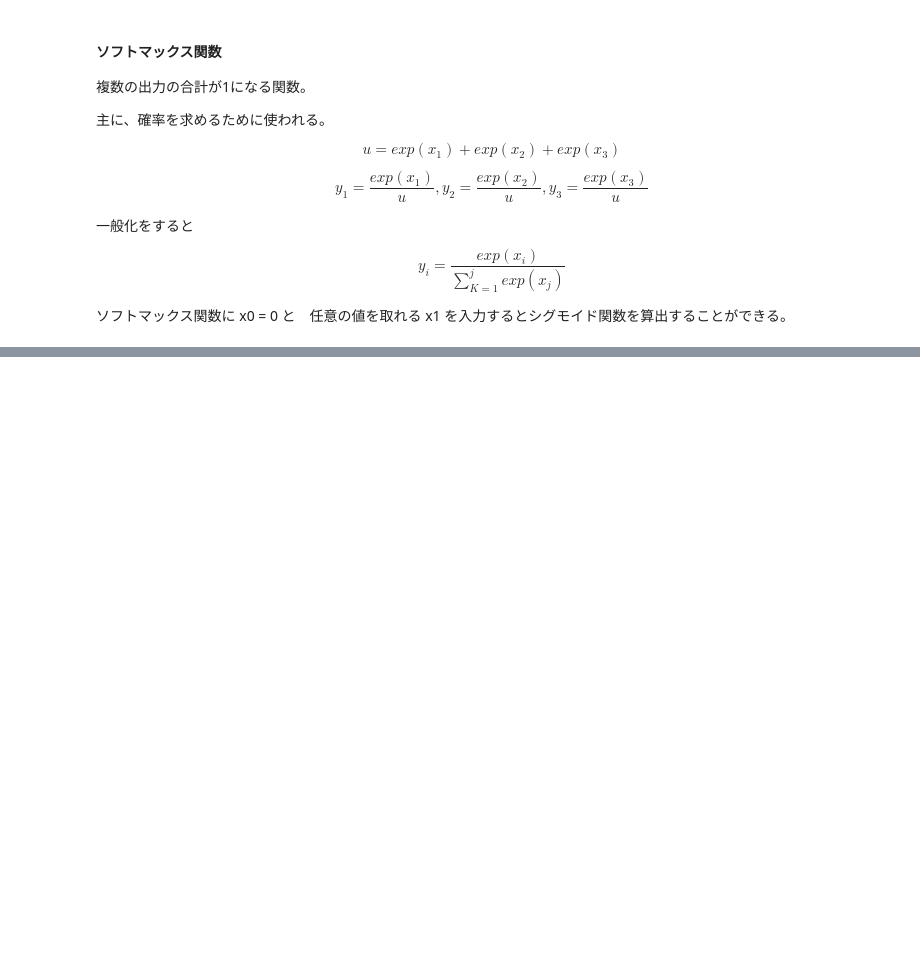
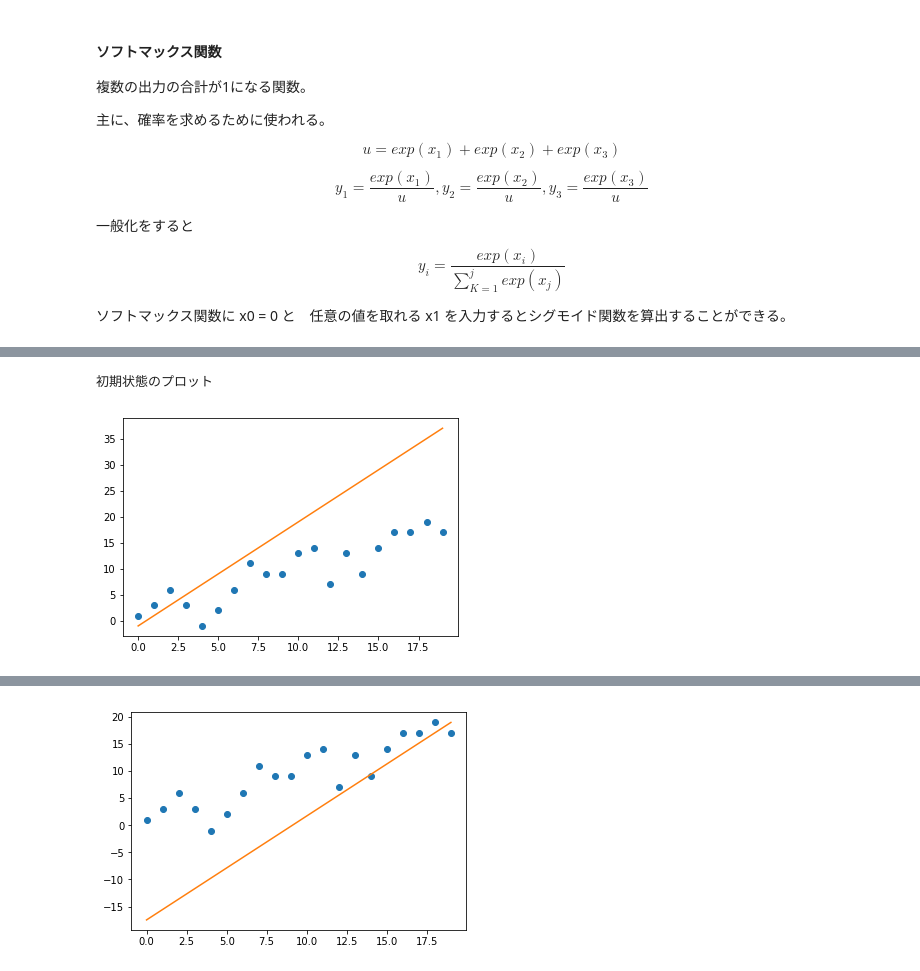
Before and after one commit to ya-mori/python-note, a Jupyter notebook: function-note.ipynb, the cells around one changed output, grey strips where cells are left out. Saved outputs shown, nothing was run; the diff lists cells and outputs as text; code cells hidden in the pictures; blank space fills up the shorter version.

```diff
--- a/function-note.ipynb
+++ b/function-note.ipynb
@@ -107,0 +140,68 @@ print(np.sum(softmax_func(X)))
+# %%
+"""
+あるトレーニングデータに対して、１次関数を使って近似する例を実装する。
+
+誤差関数 → 二乗誤差関数
+近似式 → y = ax +　b
+"""
+
+def get_traning_data():
+    return [i + np.random.randint(-5,5) for i in range(20)]
+
+def line_func(x, W):
+    return W[0] * x + W[1]
+
+def mse(Y, T):
+    return np.mean((Y - T) ** 2)
+
+def dmse(X, W, T):
+    a = W[0] * X - T
+    d_w0 = np.mean(a)
+    d_w1 = np.mean(a * X)
+    return np.array([d_w0, d_w1])
+
+def fit(a, W, dW):
+    return W - a * dW
+
+# main
+
+data = get_traning_data()
+plot = range(20)
+init_w = np.array([2, -1])
+W = init_w
+
+line = line_func(np.array(plot), init_w)
+
+print('初期状態のプロット')
+plt.plot(plot, data, marker='o', linestyle='none')
+plt.plot(plot, line)
+plt.show()
+
+# 学習
+
+epoc = 1000
+t = 5
+
+for i in range(epoc):
+    a = 0.0001
+    dW = dmse(
+        X=line_func(np.array(plot), W),
+        W=W,
+        T=data
+    )
+
+    W = fit(a, W, dW)
+    line = line_func(np.array(plot), W)
+    J = mse(np.array(line), data)
+    print("W={0}, J={1}".format(W, J))
+    if np.sqrt(J) < t :
+        break
+
+line = line_func(np.array(plot), W)
+print('定量状態のプロット')
+plt.plot(plot, data, marker='o', linestyle='none')
+plt.plot(plot, line)
+plt.show()
+# %% [output]
+初期状態のプロット
+[figure, added]
@@ -107,0 +225 @@ print(np.sum(softmax_func(X)))
+[figure, added]
```
Also changed, not shown: parts of 7 cells of this notebook.
